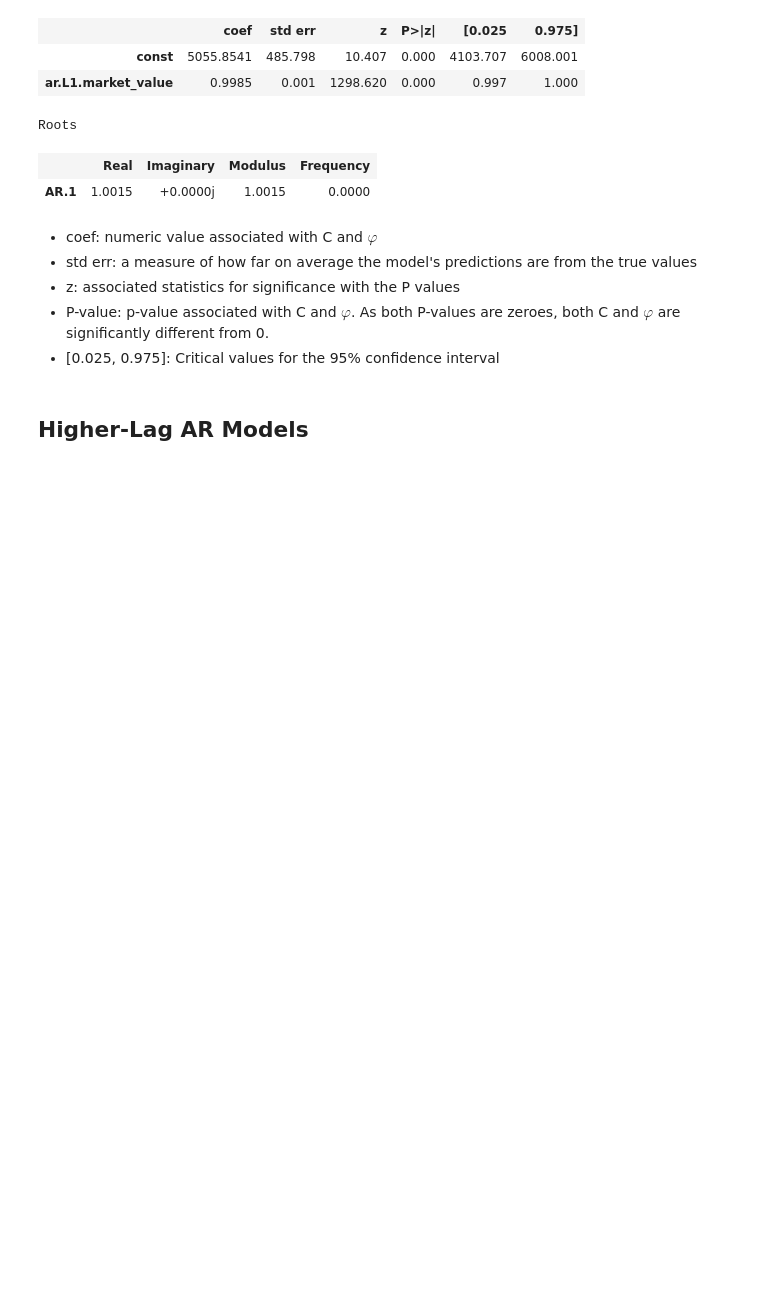
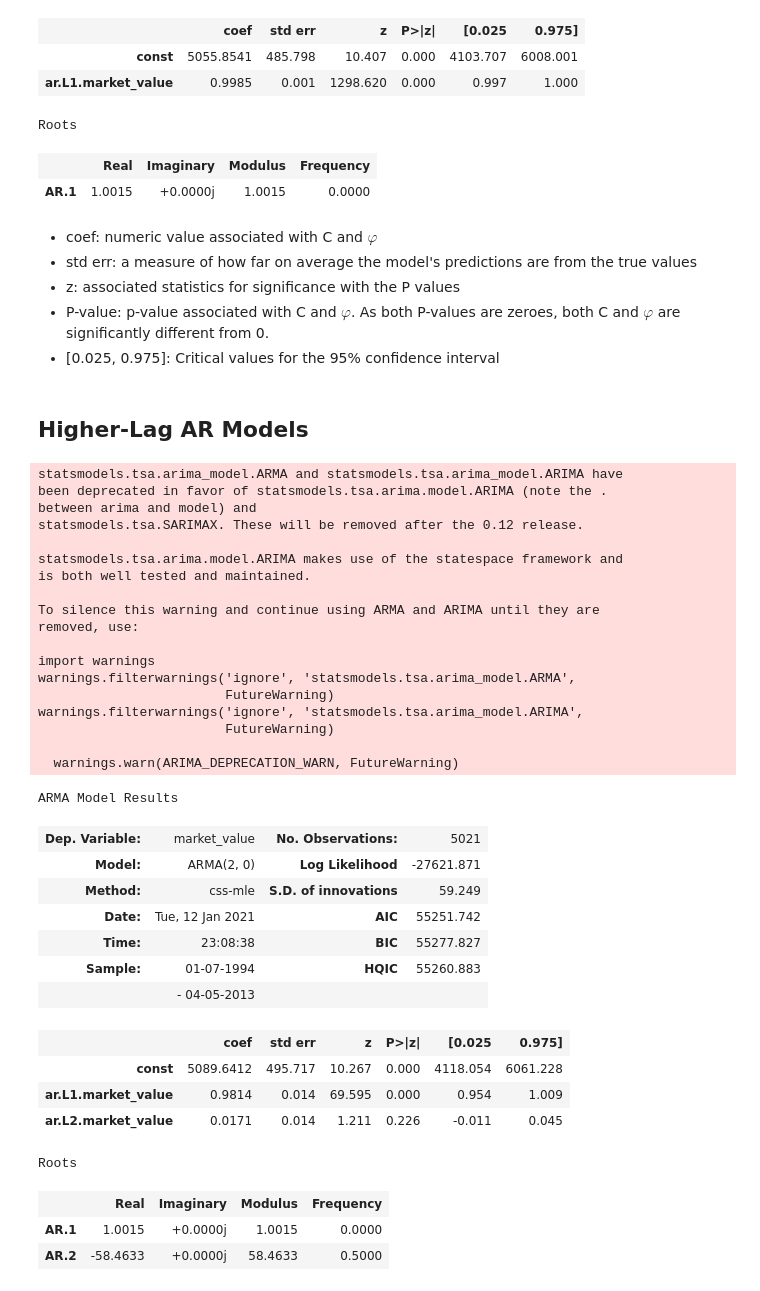
Before and after one commit to mkang32/snp500-analysis, a Jupyter notebook: notebooks/2.the_AR_model.ipynb, the cells around one changed output. Drawn from its saved outputs; the diff is of its cells as text; code cells hidden in the pictures; blank space fills up the shorter version.

```diff
--- a/notebooks/2.the_AR_model.ipynb
+++ b/notebooks/2.the_AR_model.ipynb
@@ -112,3 +119,43 @@ Roots
 * [0.025, 0.975]: Critical values for the 95% confidence interval
 # %% [markdown]
 ## Higher-Lag AR Models
+# %%
+# AR(2)
+model_ar_2 = ARMA(df.market_value, order=(2,0))
+results_ar_2 = model_ar_2.fit()
+results_ar_2.summary()
+# %% [output]
+statsmodels.tsa.arima_model.ARMA and statsmodels.tsa.arima_model.ARIMA have
+been deprecated in favor of statsmodels.tsa.arima.model.ARIMA (note the .
+between arima and model) and
+statsmodels.tsa.SARIMAX. These will be removed after the 0.12 release.
+
+statsmodels.tsa.arima.model.ARIMA makes use of the statespace framework and
+is both well tested and maintained.
+
+To silence this warning and continue using ARMA and ARIMA until they are
+removed, use:
+
+import warnings
+warnings.filterwarnings('ignore', 'statsmodels.tsa.arima_model.ARMA',
+                        FutureWarning)
+warnings.filterwarnings('ignore', 'statsmodels.tsa.arima_model.ARIMA',
+                        FutureWarning)
+
+  warnings.warn(ARIMA_DEPRECATION_WARN, FutureWarning)
+ARMA Model Results
+| Dep. Variable: | market_value | No. Observations: | 5021 |
+| Model: | ARMA(2, 0) | Log Likelihood | -27621.871 |
+| Method: | css-mle | S.D. of innovations | 59.249 |
+| Date: | Tue, 12 Jan 2021 | AIC | 55251.742 |
+| Time: | 23:08:38 | BIC | 55277.827 |
+| Sample: | 01-07-1994 | HQIC | 55260.883 |
+|  | - 04-05-2013 |  |  |
+|  | coef | std err | z | P>|z| | [0.025 | 0.975] |
+| const | 5089.6412 | 495.717 | 10.267 | 0.000 | 4118.054 | 6061.228 |
+| ar.L1.market_value | 0.9814 | 0.014 | 69.595 | 0.000 | 0.954 | 1.009 |
+| ar.L2.market_value | 0.0171 | 0.014 | 1.211 | 0.226 | -0.011 | 0.045 |
+Roots
+|  | Real | Imaginary | Modulus | Frequency |
+| AR.1 | 1.0015 | +0.0000j | 1.0015 | 0.0000 |
+| AR.2 | -58.4633 | +0.0000j | 58.4633 | 0.5000 |
```
Also changed, not shown: parts of 18 cells of this notebook.
